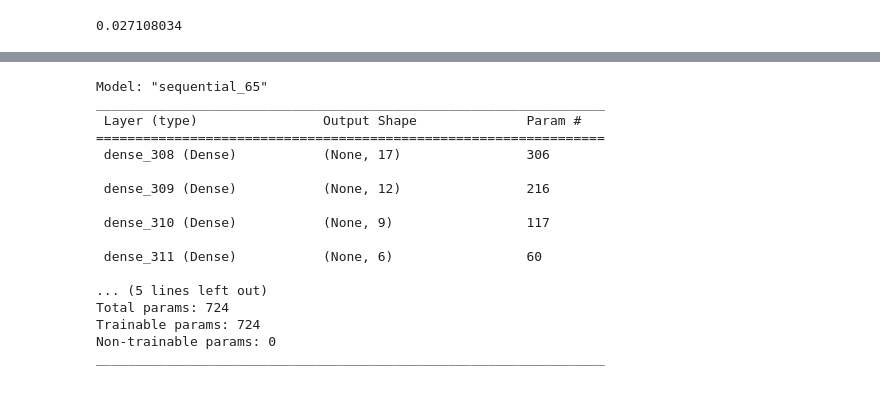
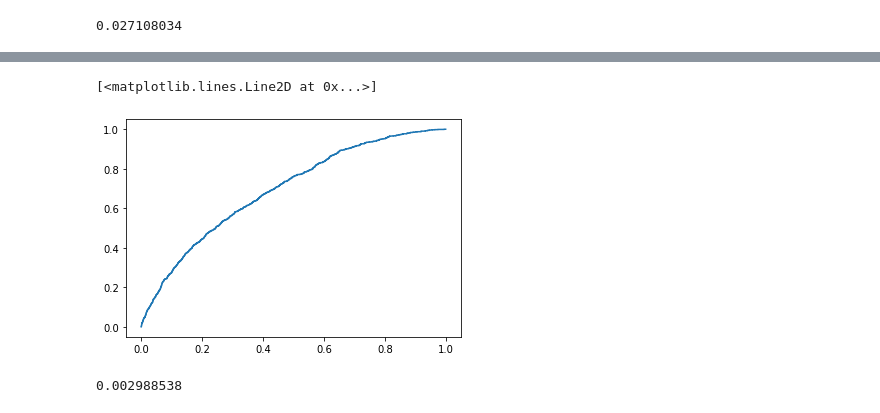
Before and after one commit to hmessas/blu365_NN, a Jupyter notebook: main.ipynb, the cells around one changed output, grey strips where cells are left out. Drawn from its saved outputs; the diff is of its cells as text; code cells hidden in the pictures.

```diff
--- a/main.ipynb
+++ b/main.ipynb
@@ -126,7 +126,7 @@ modelo1.add(Dense(6,activation='relu'))
 modelo1.add(Dense(3,activation='relu'))
 modelo2.add(Dense(1,activation='sigmoid'))
 modelo2.compile(loss='binary_crossentropy',optimizer='adam',metrics=['AUC','accuracy'])
-historico2=modelo2.fit(X_train,y2_train,epochs=30,batch_size=1000,validation_split=0.3)
+historico2=modelo2.fit(X_train,y2_train,epochs=30,batch_size=2000,validation_split=0.3)
 h2_df=pd.DataFrame(historico2.history)
 # %% [output]
 Epoch 1/30
@@ -153,4 +159,5 @@ modelo2.evaluate(X_test,y2_test)
 # %%
 previsoes2=modelo2.predict(X_test).ravel()
-fpr2,tpr2,cortes2=roc_curve(y2_test,previsoes1)
+fpr2,tpr2,cortes2=roc_curve(y2_test,previsoes2)
 plt.plot(fpr2,tpr2)
+# %% [output]
@@ -157,23 +165,6 @@ plt.plot(fpr2,tpr2)
+[<matplotlib.lines.Line2D at 0x...>]
+[figure, added]
 # %%
 cortes2[(tpr2-fpr2).argmax()]
+# %% [output]
+0.002988538
-# %%
-model2=load_model('modelo2.h5')
-model2.summary()
-# %% [output]
-Model: "sequential_65"
-_________________________________________________________________
- Layer (type)                Output Shape              Param #
-=================================================================
- dense_308 (Dense)           (None, 17)                306
-
- dense_309 (Dense)           (None, 12)                216
-
- dense_310 (Dense)           (None, 9)                 117
-
- dense_311 (Dense)           (None, 6)                 60
-
-... (5 lines left out)
-Total params: 724
-Trainable params: 724
-Non-trainable params: 0
-_________________________________________________________________
```
Also changed, not shown: parts of 5 cells of this notebook.
